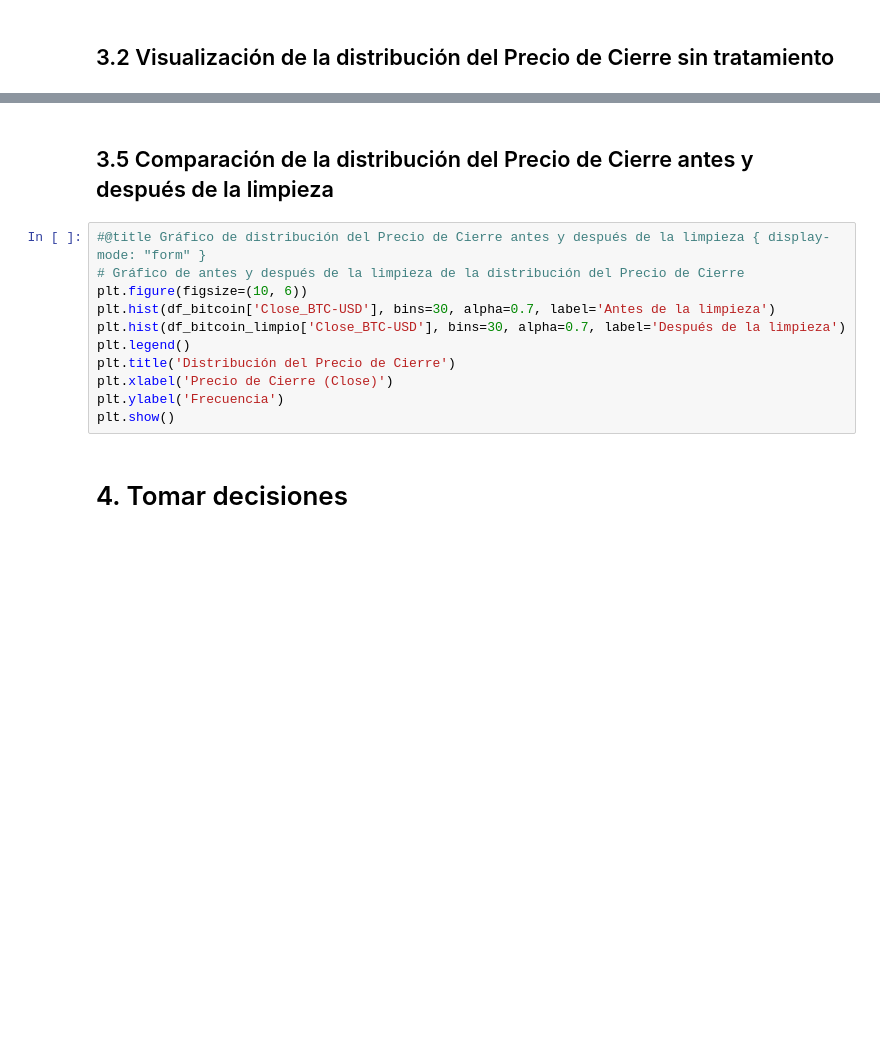
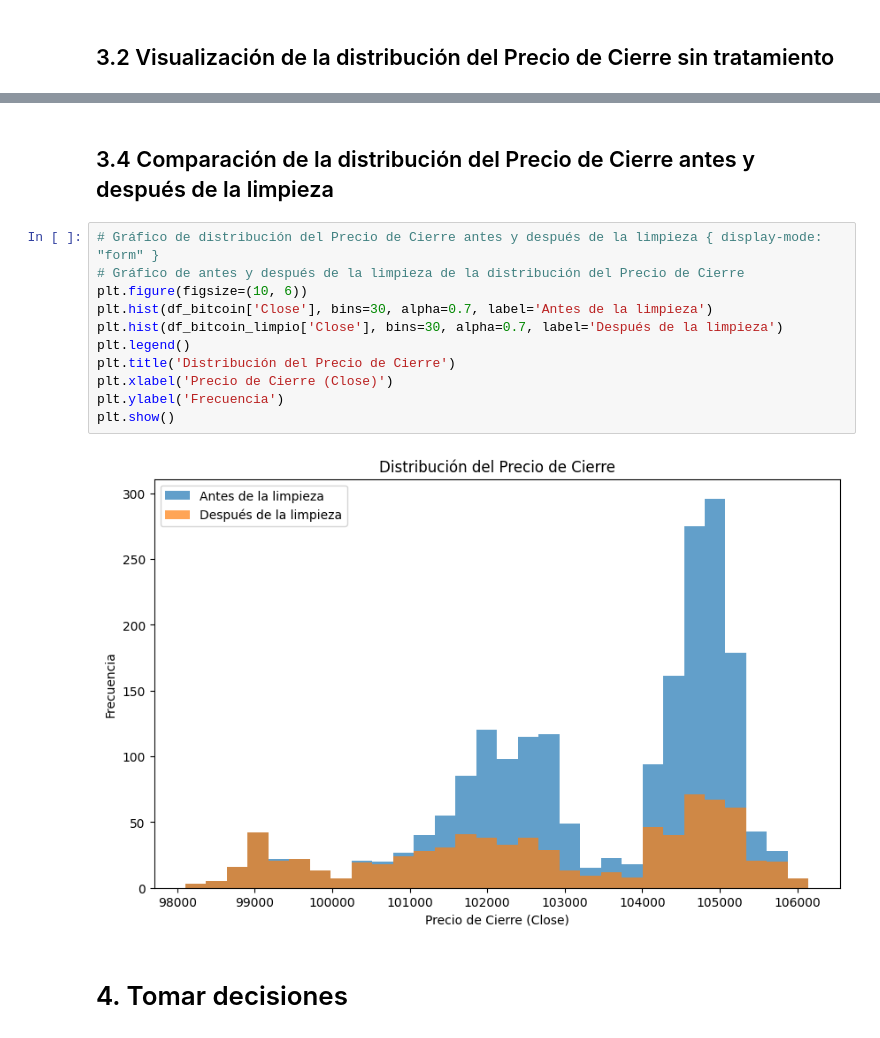
Before and after one commit to agus-fran-1998/BotTrading, a Jupyter notebook: Trading_bot_24hrs.ipynb, the cells around one changed output, grey strips where cells are left out. Cells and saved outputs as stored; diff of their text form; blank space fills up the shorter version.

```diff
--- a/Trading_bot_24hrs.ipynb
+++ b/Trading_bot_24hrs.ipynb
@@ -469,16 +482,18 @@ For example, when doing 'df[col].method(value, inplace=True)', try using 'df.met
 # %% [markdown]
-## 3.5 Comparación de la distribución del Precio de Cierre antes y después de la limpieza
+## 3.4 Comparación de la distribución del Precio de Cierre antes y después de la limpieza
 # %%
-#@title Gráfico de distribución del Precio de Cierre antes y después de la limpieza { display-mode: "form" }
+# Gráfico de distribución del Precio de Cierre antes y después de la limpieza { display-mode: "form" }
 # Gráfico de antes y después de la limpieza de la distribución del Precio de Cierre
 plt.figure(figsize=(10, 6))
-plt.hist(df_bitcoin['Close_BTC-USD'], bins=30, alpha=0.7, label='Antes de la limpieza')
-plt.hist(df_bitcoin_limpio['Close_BTC-USD'], bins=30, alpha=0.7, label='Después de la limpieza')
+plt.hist(df_bitcoin['Close'], bins=30, alpha=0.7, label='Antes de la limpieza')
+plt.hist(df_bitcoin_limpio['Close'], bins=30, alpha=0.7, label='Después de la limpieza')
 plt.legend()
 plt.title('Distribución del Precio de Cierre')
 plt.xlabel('Precio de Cierre (Close)')
 plt.ylabel('Frecuencia')
 plt.show()
+# %% [output]
+[figure, added]
 # %% [markdown]
 # 4. Tomar decisiones
 # %% [markdown]
```
Also changed, not shown: parts of 24 cells of this notebook.
